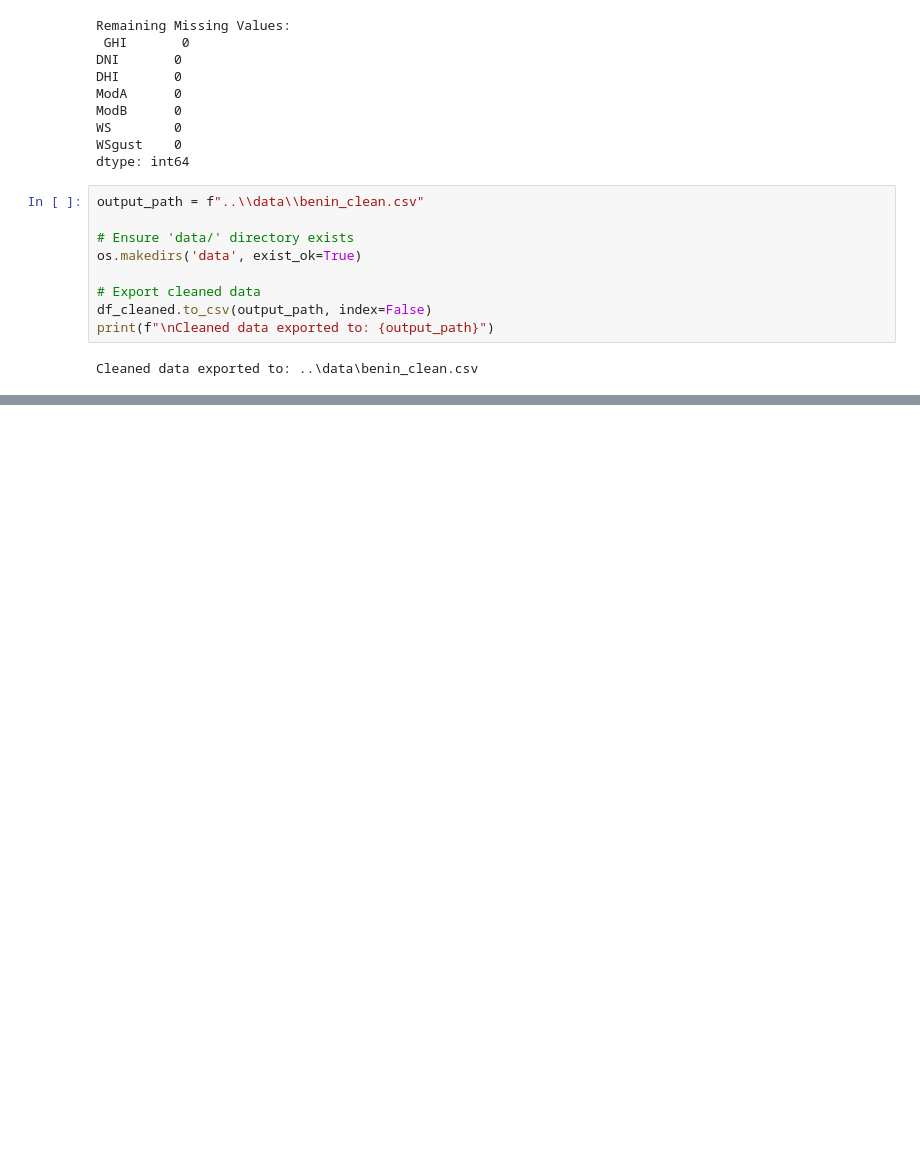
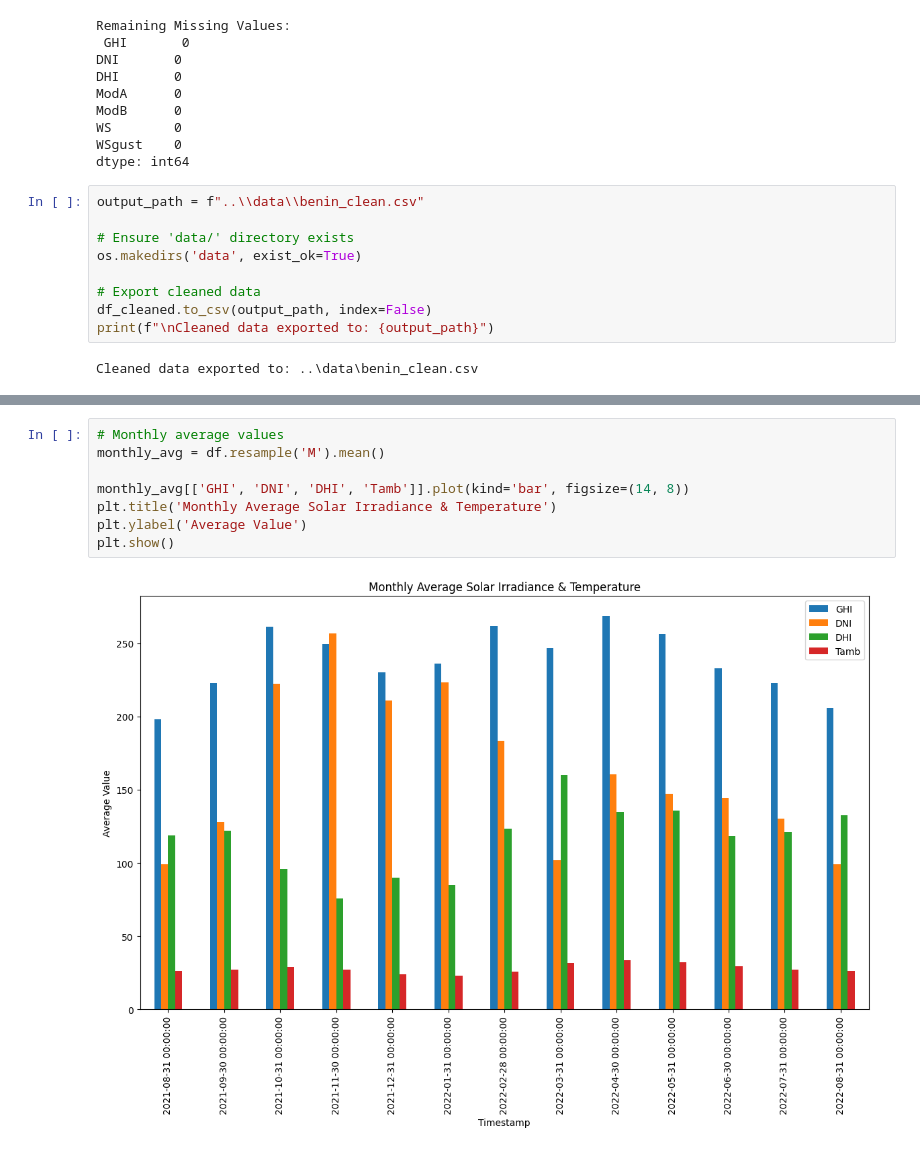
Before and after one commit to MulatYazew/solar-challenge-week1, a Jupyter notebook: Notebook/benin-eda.ipynb, the cells around one changed output, grey strips where cells are left out. Drawn from its saved outputs; the diff is of its cells as text; blank space fills up the shorter version.

```diff
--- a/Notebook/benin-eda.ipynb
+++ b/Notebook/benin-eda.ipynb
@@ -103,0 +126,10 @@ Cleaned data exported to: ..\data\benin_clean.csv
+# %%
+# Monthly average values
+monthly_avg = df.resample('M').mean()
+
+monthly_avg[['GHI', 'DNI', 'DHI', 'Tamb']].plot(kind='bar', figsize=(14, 8))
+plt.title('Monthly Average Solar Irradiance & Temperature')
+plt.ylabel('Average Value')
+plt.show()
+# %% [output]
+[figure, added]
```
Also changed, not shown: parts of 2 cells of this notebook, 1 other file.
